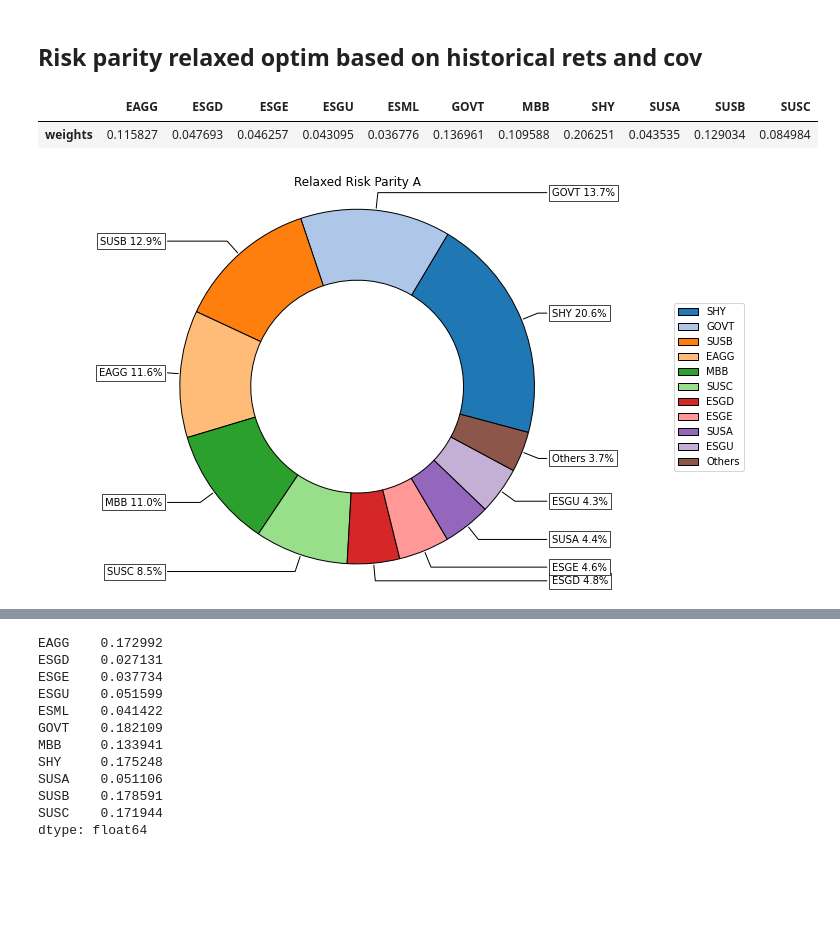
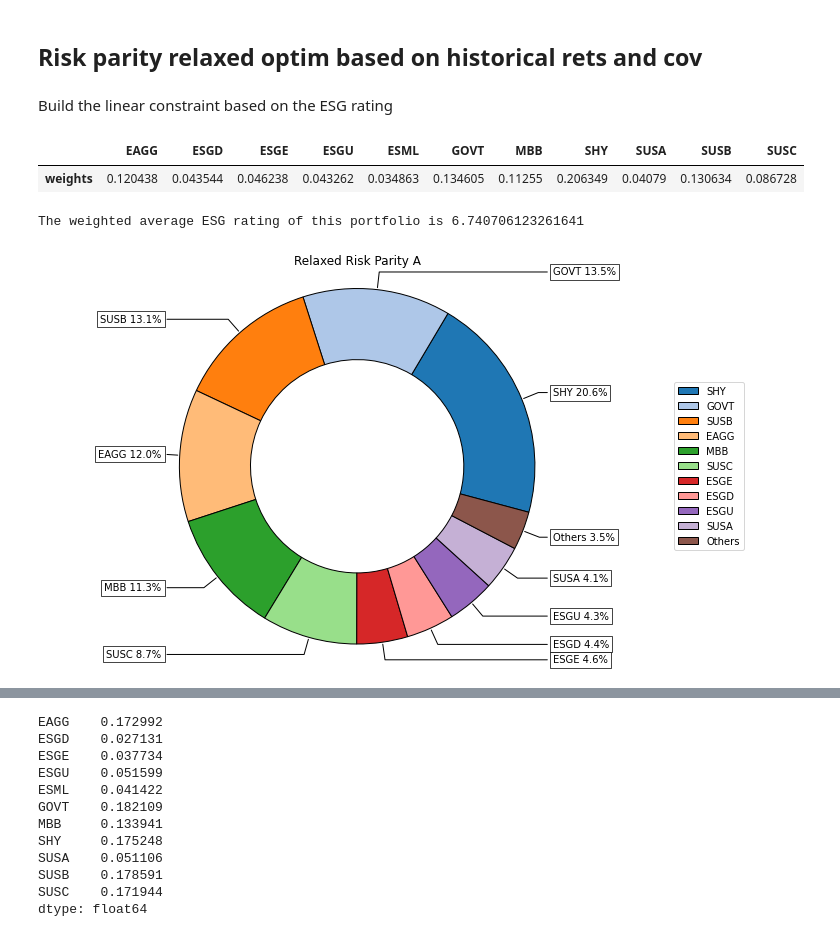
Before and after one commit to remimail/TP-3, a Jupyter notebook: main.ipynb, the cells around one changed output, grey strips where cells are left out. Drawn from its saved outputs; the diff is of its cells as text; code cells hidden in the pictures; blank space fills up the shorter version.

```diff
--- a/main.ipynb
+++ b/main.ipynb
@@ -63,9 +63,35 @@ SUSC    0.090208
 dtype: float64
 # %% [markdown]
 ## Risk parity relaxed optim based on historical rets and cov
+# %% [markdown]
+Build the linear constraint based on the ESG rating
+# %%
+import pandas as pd
+from riskfolio import factors_constraints
+
+# Your DataFrame
+ESG_constraint_data = {
+    'ESG Fund Rating': [6.6, 8.6, 7.1, 7.3, 6.5, 5.7, 6.5, 5.7, 8.2, 7.9, 7.6],
+}
+
+ESG_constraint = pd.DataFrame(ESG_constraint_data)
+
+# Define the constraints based on your DataFrame
+constraints = pd.DataFrame({
+    'Disabled': [False],
+    'Factor': ['ESG Fund Rating'],
+    'Sign': ['>='],
+    'Value': [6.5],
+    'Relative Factor': '',
+})
+
+# Create the factors constraints matrices C and D
+C, D = factors_constraints(constraints, loadings=ESG_constraint)
+
+# Now you can use the matrices C and D in your riskfolio optimization
 # %%
 # Building the portfolio object
-port = rp.Portfolio(returns=rets)
+port = rp.Portfolio(returns=rets,ainequality = C, binequality = D)
 
 # Select method and estimate input parameters:
 
@@ -85,14 +111,22 @@ b = None # Risk contribution constraints vector
 # %%
 version = 'A' # Could be A, B or C
 
 w_rrp_a = port.rrp_optimization(model=model, version=version, l=l, b= None, hist=hist)
 
 display(w_rrp_a.T)
 # Plotting the composition of the portfolio
 
 ax = rp.plot_pie(w=w_rrp_a, title='Relaxed Risk Parity A', others=0.05, nrow=25, cmap = "tab20",
                  height=6, width=10, ax=None)
+
+
+w_rrp_a_weights = w_rrp_a['weights'].values.reshape(1, -1)
+esg_ratings = ESG_constraint['ESG Fund Rating'].values.reshape(-1, 1)
+
+ESG_Rating_portfolio = w_rrp_a_weights.dot(esg_ratings).item()
+print(f'The weighted average ESG rating of this portfolio is {ESG_Rating_portfolio}')
 # %% [output]
 |  | EAGG | ESGD | ESGE | ESGU | ESML | GOVT | MBB | SHY | SUSA | SUSB | SUSC |
-| weights | 0.115827 | 0.047693 | 0.046257 | 0.043095 | 0.036776 | 0.136961 | 0.109588 | 0.206251 | 0.043535 | 0.129034 | 0.084984 |
+| weights | 0.120438 | 0.043544 | 0.046238 | 0.043262 | 0.034863 | 0.134605 | 0.11255 | 0.206349 | 0.04079 | 0.130634 | 0.086728 |
+The weighted average ESG rating of this portfolio is 6.740706123261641
-[figure, old version]
+[figure, new version]
```
Also changed, not shown: parts of 2 cells of this notebook.
